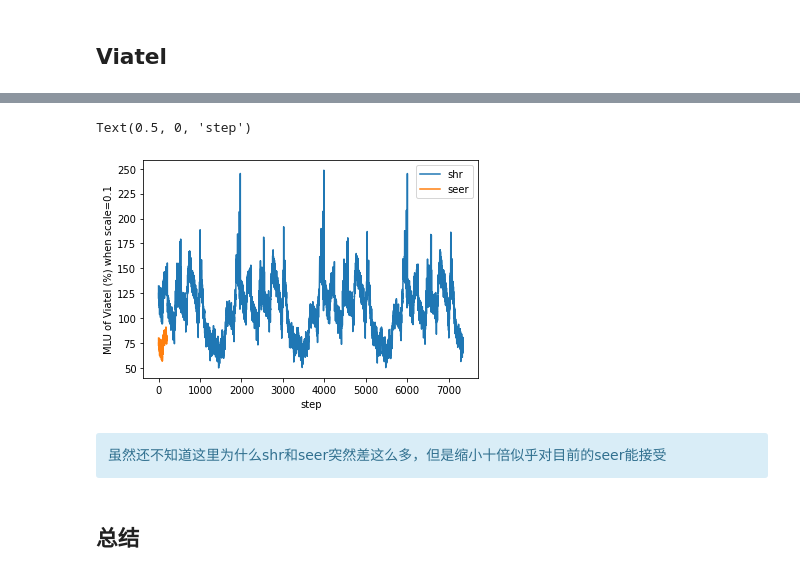
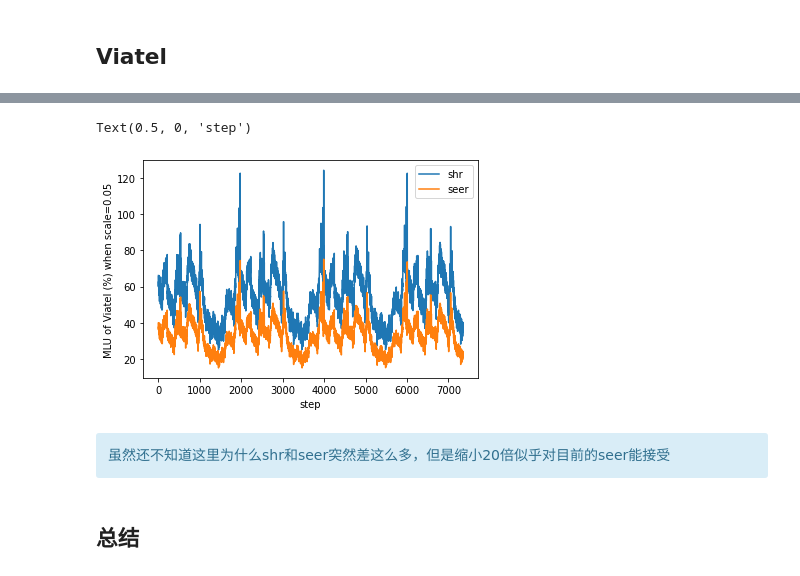
Before and after one commit to hexi519/CodesSnippets, a Jupyter notebook: mars-ana/TM清洗和生成&LP验证.ipynb, the cells around one changed output, grey strips where cells are left out. Drawn from its saved outputs; the diff is of its cells as text; code cells hidden in the pictures.

```diff
--- a/mars-ana/TM清洗和生成&LP验证.ipynb
+++ b/mars-ana/TM清洗和生成&LP验证.ipynb
@@ -887,8 +886,8 @@ Text(0.5, 0, 'step')
 # %%
 topo="Viatel"
 parDir = "/home2/home/hesy/pro/lp-solver/output"
-shr = np.loadtxt(osp.join(parDir,f"{topo}_shr.txt"))
-seer = np.loadtxt(osp.join(parDir,f"{topo}_seer.txt"))
+shr = np.loadtxt(osp.join(parDir,f"{topo}",f"{topo}_shr.txt"))
+seer = np.loadtxt(osp.join(parDir,f"{topo}",f"{topo}_seer.txt"))
 plt.plot(range(len(shr)),shr,range(len(seer)),seer)
 # plt.plot(range(len(seer)),seer,range(len(shr)),shr,)
 plt.legend(['shr','seer'])
@@ -909,16 +908,16 @@ Text(0.5, 0, 'step')
 # %%
-scale = 0.1
+scale = 0.05
 plt.plot(range(len(shr)),shr*scale*100,range(len(seer)),seer*scale*100)
 # plt.plot(range(len(seer)),seer,range(len(shr)),shr,)
 plt.legend(['shr','seer'])
 plt.ylabel(f'MLU of {topo} (%) when scale={scale}')
 plt.xlabel('step')
 # %% [output]
 Text(0.5, 0, 'step')
-[figure, old version]
+[figure, new version]
 # %% [markdown]
 <div class="alert alert-block alert-info">
-  虽然还不知道这里为什么shr和seer突然差这么多，但是缩小十倍似乎对目前的seer能接受
+  虽然还不知道这里为什么shr和seer突然差这么多，但是缩小20倍似乎对目前的seer能接受
 </div>
 # %% [markdown]
 ## 总结
```
Also changed, not shown: parts of 8 cells of this notebook, 1 other file.
